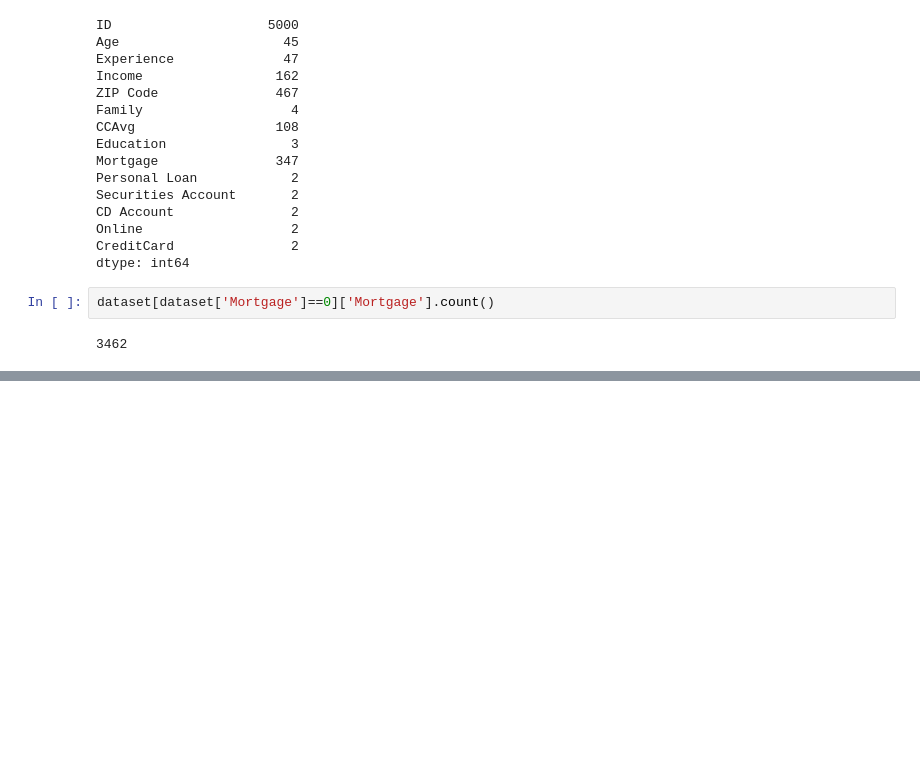
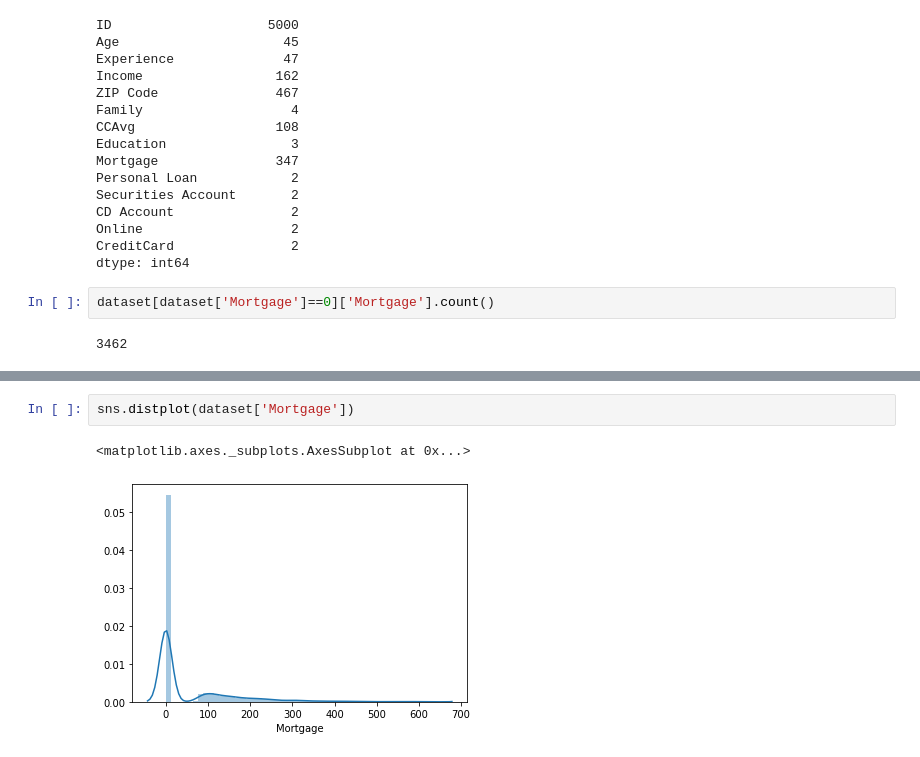
Before and after one commit to SAI-CHANDRA415/ML-INTERNSHIP, a Jupyter notebook: MLINTERN.ipynb, the cells around one changed output, grey strips where cells are left out. Drawn from its saved outputs; the diff is of its cells as text; blank space fills up the shorter version.

```diff
--- a/MLINTERN.ipynb
+++ b/MLINTERN.ipynb
@@ -171,0 +217,5 @@ plt.show
+# %%
+sns.distplot(dataset['Mortgage'])
+# %% [output]
+<matplotlib.axes._subplots.AxesSubplot at 0x...>
+[figure, added]
```
Also changed, not shown: parts of 20 cells of this notebook.
